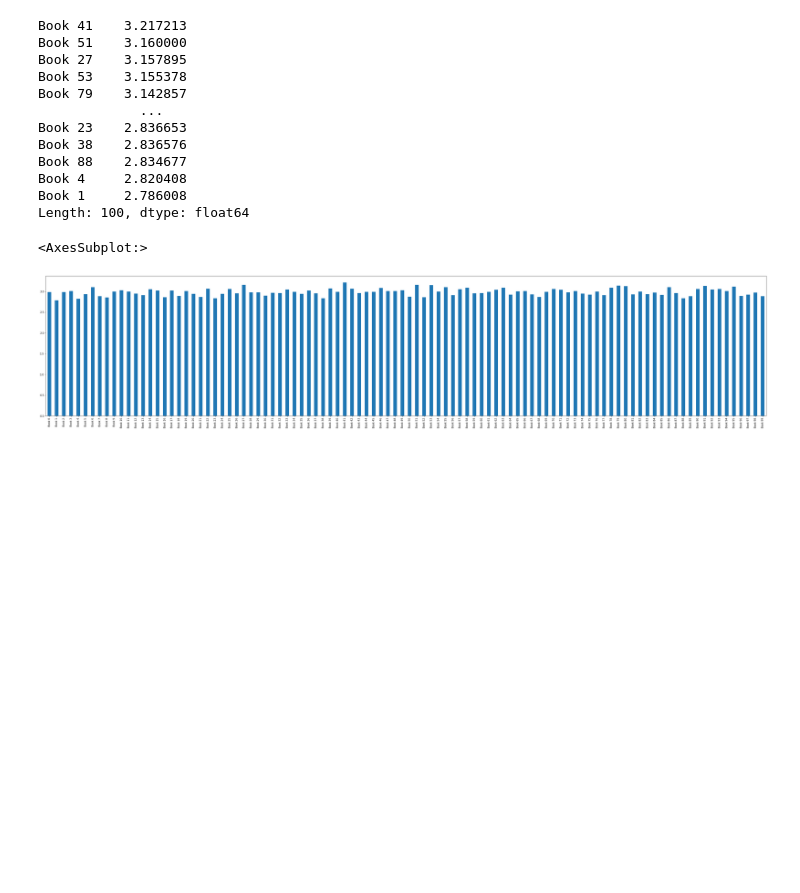
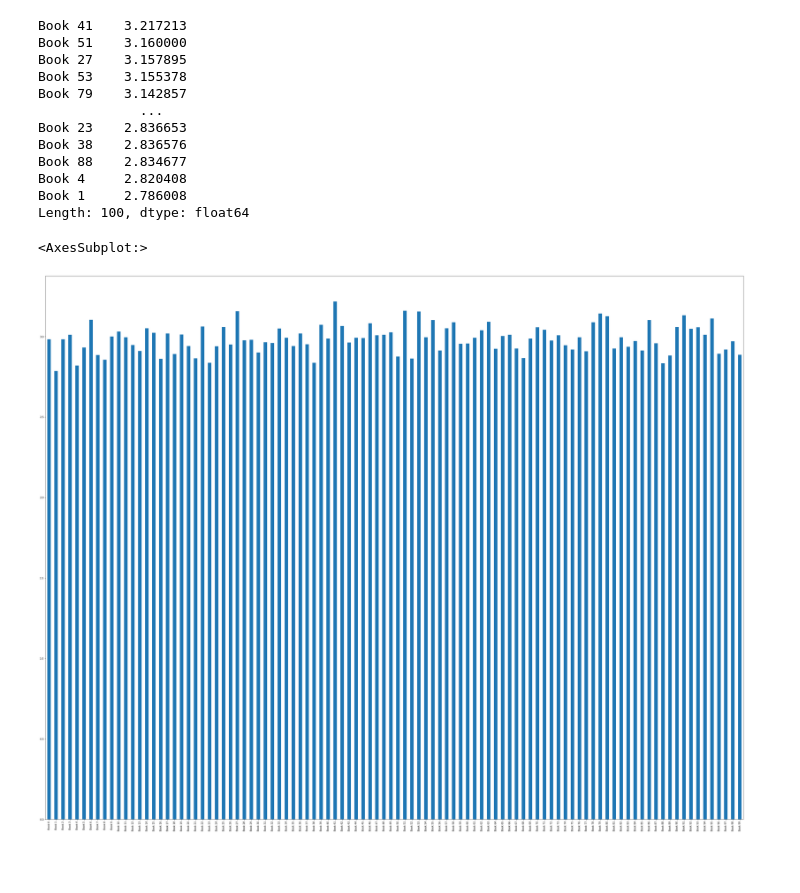
Before and after one commit to francheska-vicente/csmodel-project2, a Jupyter notebook: CSMODEL-Project2-S11-Group28.ipynb, the cells around one changed output. Saved outputs shown, nothing was run; the diff lists cells and outputs as text; code cells hidden in the pictures; blank space fills up the shorter version.

```diff
--- a/CSMODEL-Project2-S11-Group28.ipynb
+++ b/CSMODEL-Project2-S11-Group28.ipynb
@@ -71,5 +72,5 @@ In this section, we would be exploring the data through two questions: (1) Out o
 # %%
-mean = book_df.mean(axis=1)
+mean = book_df.mean(axis=1, skipna=True)
 mean.sort_values(ascending=False)
 # %% [output]
 Book 41    3.217213
@@ -85,10 +86,10 @@ Book 4     2.820408
 Book 1     2.786008
 Length: 100, dtype: float64
 # %%
-mean.plot.bar(figsize=(50, 10))
+mean.plot.bar(figsize=(50, 40))
 # %% [output]
 <AxesSubplot:>
-[figure, old version]
+[figure, new version]
 # %% [markdown]
 ####
 # %% [markdown]
```
Also changed, not shown: parts of 3 cells of this notebook.
